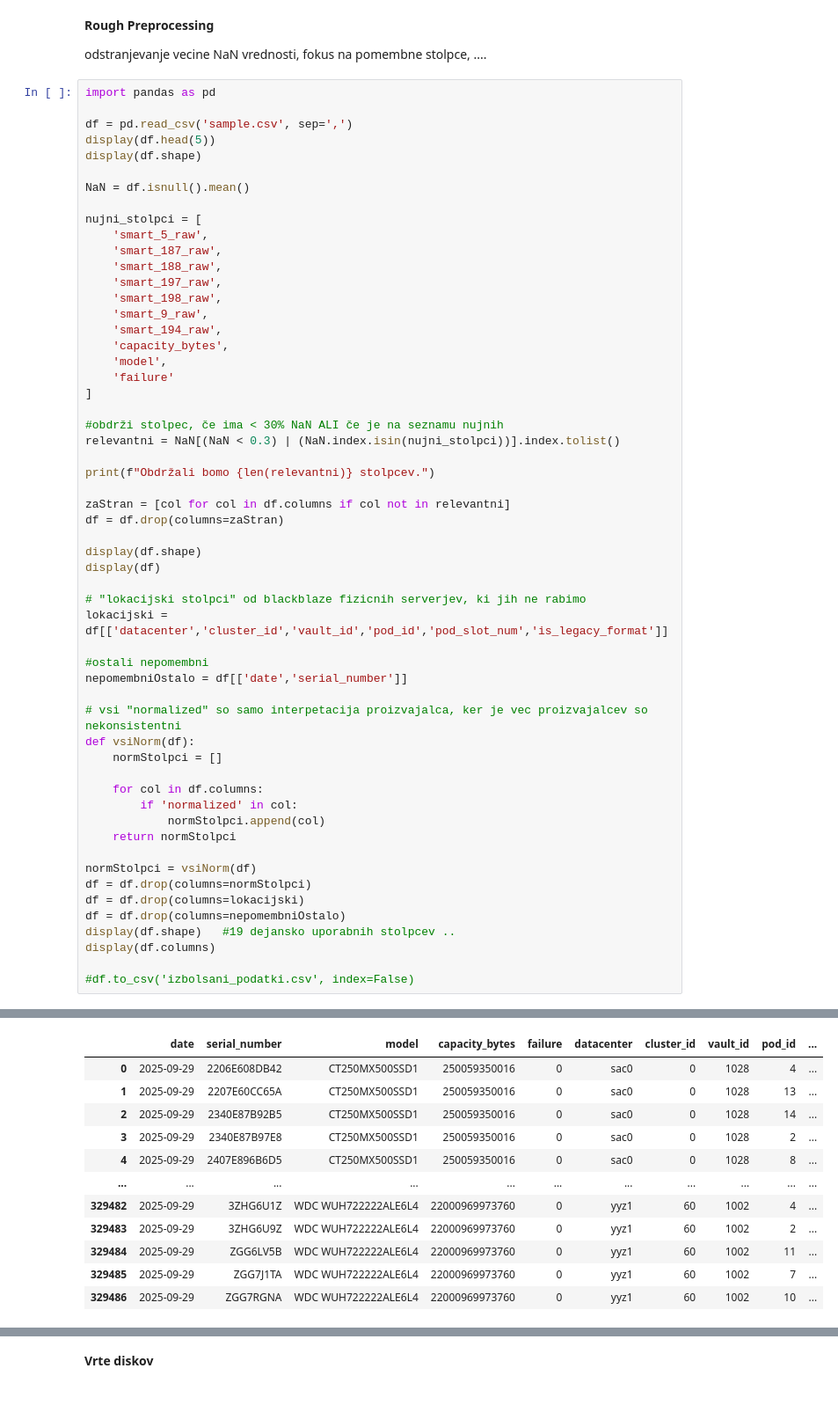
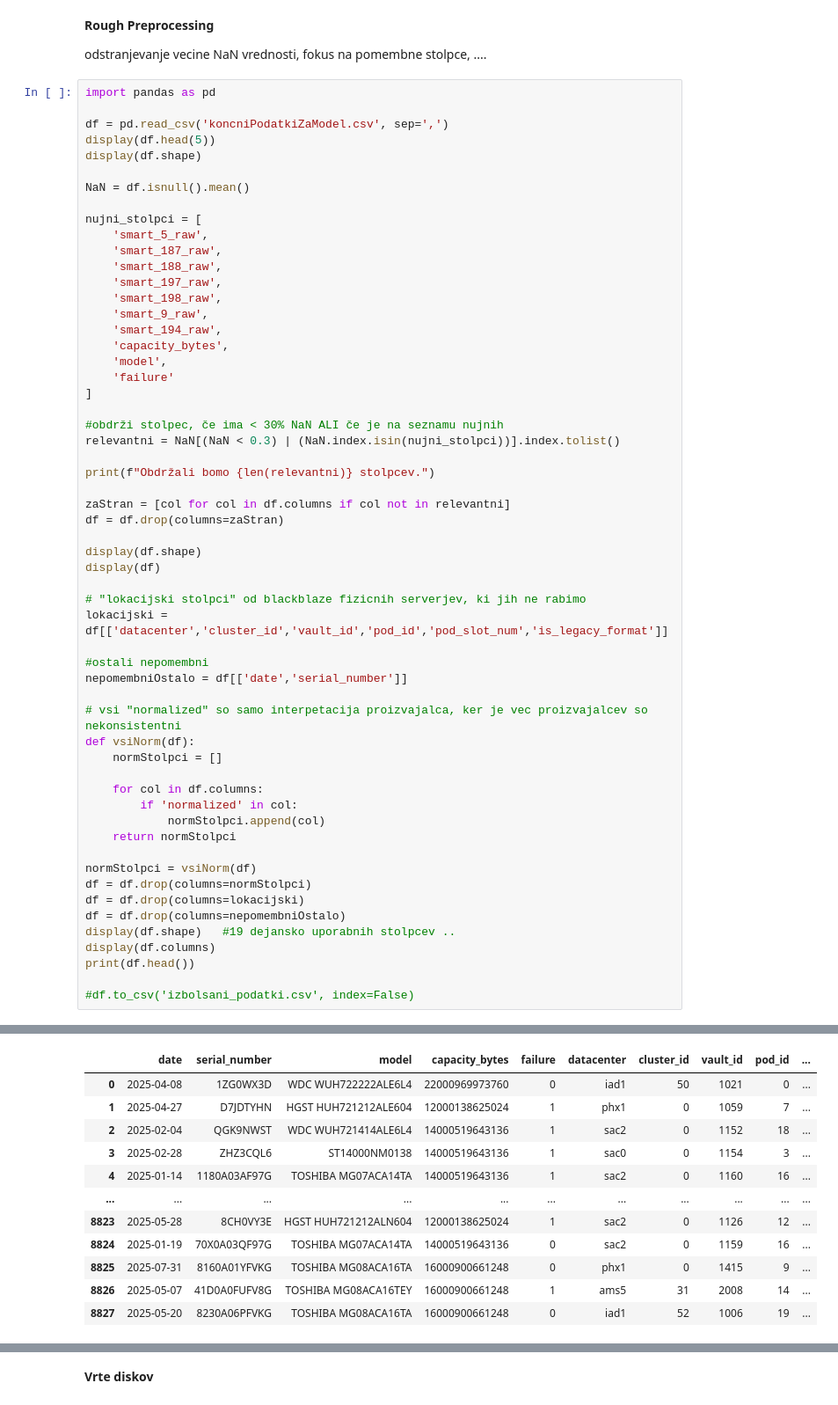
Before and after one commit to Luka-Petek/diskFailurePrediction, a Jupyter notebook: predict.ipynb, the cells around one changed output, grey strips where cells are left out. Shown at 88% size. Cells and saved outputs as stored; diff of their text form.

```diff
--- a/predict.ipynb
+++ b/predict.ipynb
@@ -47,7 +50,7 @@ odstranjevanje vecine NaN vrednosti, fokus na pomembne stolpce, ....
 # %%
 import pandas as pd
 
-df = pd.read_csv('sample.csv', sep=',')
+df = pd.read_csv('koncniPodatkiZaModel.csv', sep=',')
 display(df.head(5))
 display(df.shape)
 
@@ -98,6 +101,7 @@ df = df.drop(columns=lokacijski)
 df = df.drop(columns=nepomembniOstalo)
 display(df.shape)   #19 dejansko uporabnih stolpcev ..
 display(df.columns)
+print(df.head())
 
 #df.to_csv('izbolsani_podatki.csv', index=False)
 # %% [output]
@@ -114,12 +118,12 @@ Obdržali bomo 41 stolpcev.
 |  | date | serial_number | model | capacity_bytes | failure | datacenter | cluster_id | vault_id | pod_id | ... |
-| 0 | 2025-09-29 | 2206E608DB42 | CT250MX500SSD1 | 250059350016 | 0 | sac0 | 0 | 1028 | 4 | ... |
-| 1 | 2025-09-29 | 2207E60CC65A | CT250MX500SSD1 | 250059350016 | 0 | sac0 | 0 | 1028 | 13 | ... |
-| 2 | 2025-09-29 | 2340E87B92B5 | CT250MX500SSD1 | 250059350016 | 0 | sac0 | 0 | 1028 | 14 | ... |
-| 3 | 2025-09-29 | 2340E87B97E8 | CT250MX500SSD1 | 250059350016 | 0 | sac0 | 0 | 1028 | 2 | ... |
-| 4 | 2025-09-29 | 2407E896B6D5 | CT250MX500SSD1 | 250059350016 | 0 | sac0 | 0 | 1028 | 8 | ... |
+| 0 | 2025-04-08 | 1ZG0WX3D | WDC WUH722222ALE6L4 | 22000969973760 | 0 | iad1 | 50 | 1021 | 0 | ... |
+| 1 | 2025-04-27 | D7JDTYHN | HGST HUH721212ALE604 | 12000138625024 | 1 | phx1 | 0 | 1059 | 7 | ... |
+| 2 | 2025-02-04 | QGK9NWST | WDC WUH721414ALE6L4 | 14000519643136 | 1 | sac2 | 0 | 1152 | 18 | ... |
+| 3 | 2025-02-28 | ZHZ3CQL6 | ST14000NM0138 | 14000519643136 | 1 | sac0 | 0 | 1154 | 3 | ... |
+| 4 | 2025-01-14 | 1180A03AF97G | TOSHIBA MG07ACA14TA | 14000519643136 | 1 | sac2 | 0 | 1160 | 16 | ... |
 | ... | ... | ... | ... | ... | ... | ... | ... | ... | ... | ... |
-| 329482 | 2025-09-29 | 3ZHG6U1Z | WDC WUH722222ALE6L4 | 22000969973760 | 0 | yyz1 | 60 | 1002 | 4 | ... |
-| 329483 | 2025-09-29 | 3ZHG6U9Z | WDC WUH722222ALE6L4 | 22000969973760 | 0 | yyz1 | 60 | 1002 | 2 | ... |
-| 329484 | 2025-09-29 | ZGG6LV5B | WDC WUH722222ALE6L4 | 22000969973760 | 0 | yyz1 | 60 | 1002 | 11 | ... |
-| 329485 | 2025-09-29 | ZGG7J1TA | WDC WUH722222ALE6L4 | 22000969973760 | 0 | yyz1 | 60 | 1002 | 7 | ... |
-| 329486 | 2025-09-29 | ZGG7RGNA | WDC WUH722222ALE6L4 | 22000969973760 | 0 | yyz1 | 60 | 1002 | 10 | ... |
+| 8823 | 2025-05-28 | 8CH0VY3E | HGST HUH721212ALN604 | 12000138625024 | 1 | sac2 | 0 | 1126 | 12 | ... |
+| 8824 | 2025-01-19 | 70X0A03QF97G | TOSHIBA MG07ACA14TA | 14000519643136 | 0 | sac2 | 0 | 1159 | 16 | ... |
+| 8825 | 2025-07-31 | 8160A01YFVKG | TOSHIBA MG08ACA16TA | 16000900661248 | 0 | phx1 | 0 | 1415 | 9 | ... |
+| 8826 | 2025-05-07 | 41D0A0FUFV8G | TOSHIBA MG08ACA16TEY | 16000900661248 | 1 | ams5 | 31 | 2008 | 14 | ... |
+| 8827 | 2025-05-20 | 8230A06PFVKG | TOSHIBA MG08ACA16TA | 16000900661248 | 0 | iad1 | 52 | 1006 | 19 | ... |
```
Also changed, not shown: parts of 4 cells of this notebook, 1 other file.
